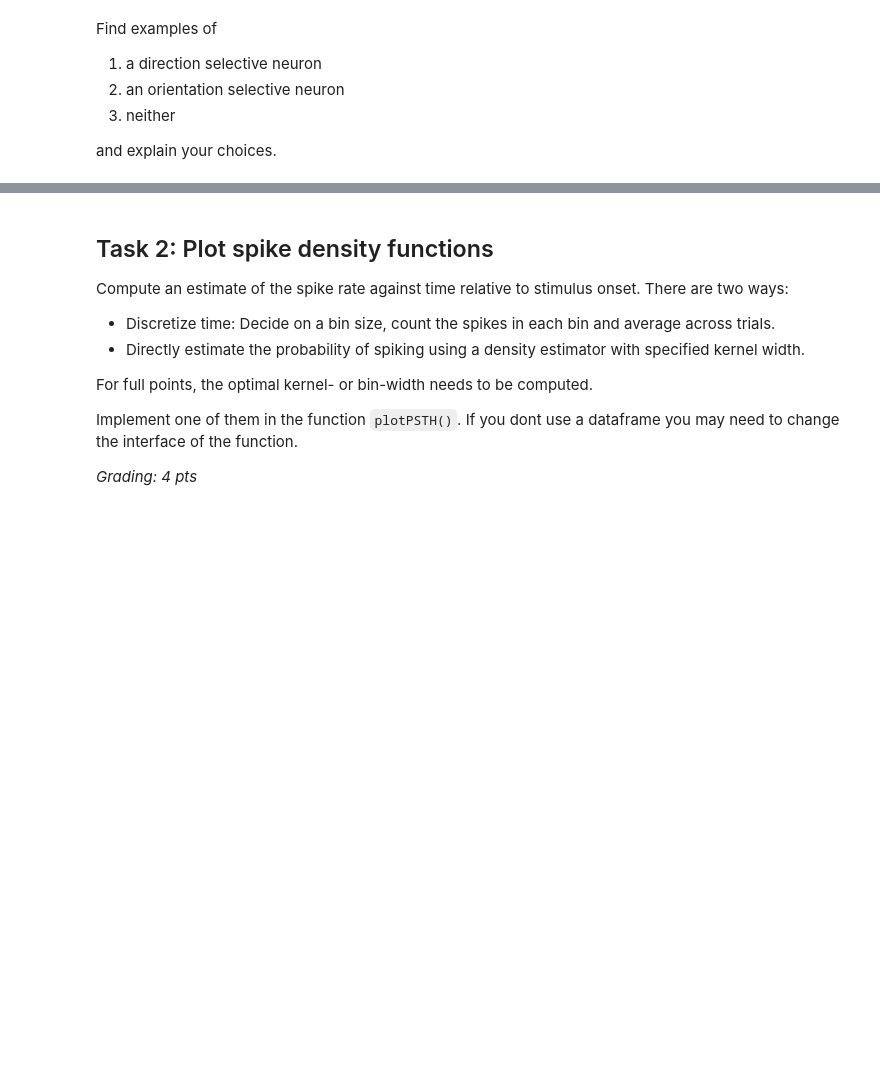
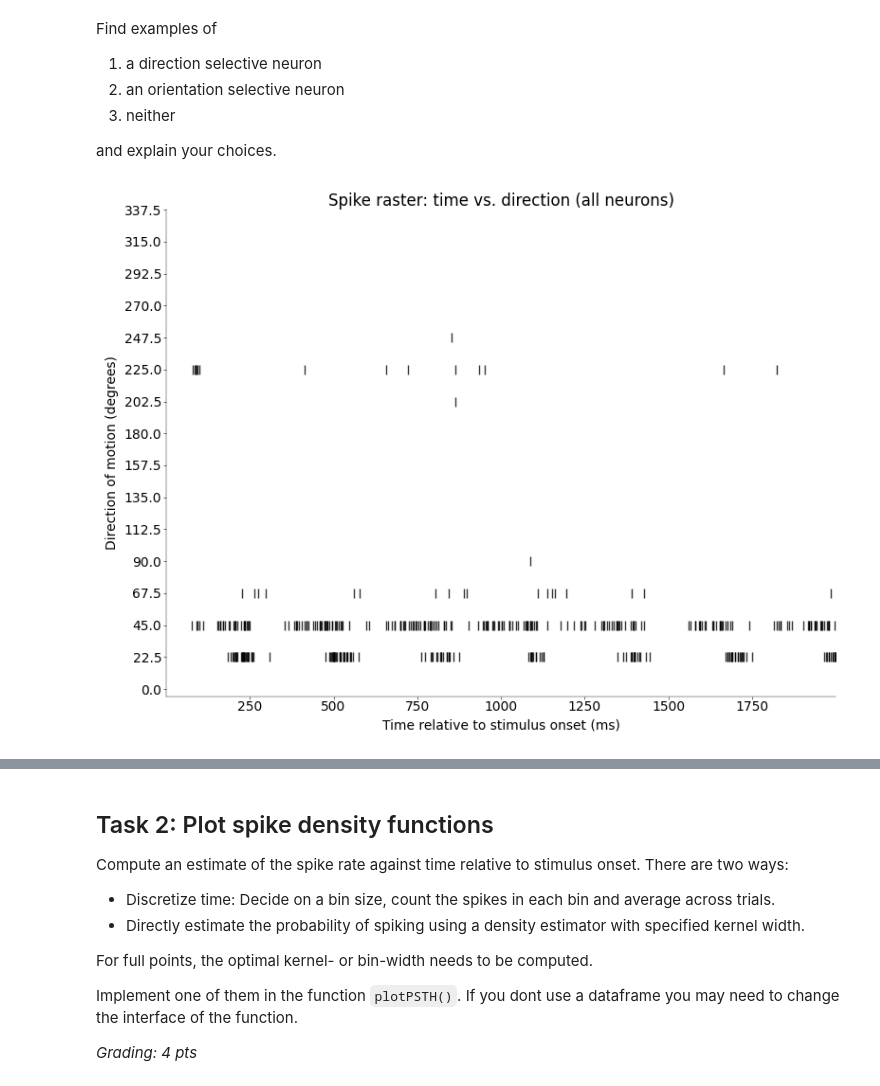
Before and after one commit to flobu98/neural_data_science, a Jupyter notebook: CodingLab4_2.ipynb, the cells around one changed output, grey strips where cells are left out. Cells and saved outputs as stored; diff of their text form; code cells hidden in the pictures; blank space fills up the shorter version.

```diff
--- a/CodingLab4_2.ipynb
+++ b/CodingLab4_2.ipynb
@@ -162,6 +158,10 @@ def plotRaster(spikes: pd.DataFrame, neuron: int):
     plt.title("Spike raster: time vs. direction (all neurons)")
     plt.ylim(spikes["Dir"].min() - 5, df["Dir"].max() + 5)
     plt.xlim(spikes["relTime"].min(), df["relTime"].max())
+    step = 22.5
+    minD, maxD = spikes["Dir"].min(), spikes["Dir"].max()
+    ticks = np.arange(minD, maxD + step, step)
+    plt.yticks(ticks)
     plt.grid(False)
     plt.tight_layout()
     plt.show()
@@ -188,0 +187,5 @@ and explain your choices.
+# %%
+# direction selective
+plotRaster(spikes, neuron=27)
+# %% [output]
+[figure, added]
```
Also changed, not shown: parts of 31 cells of this notebook, 4 other files.
